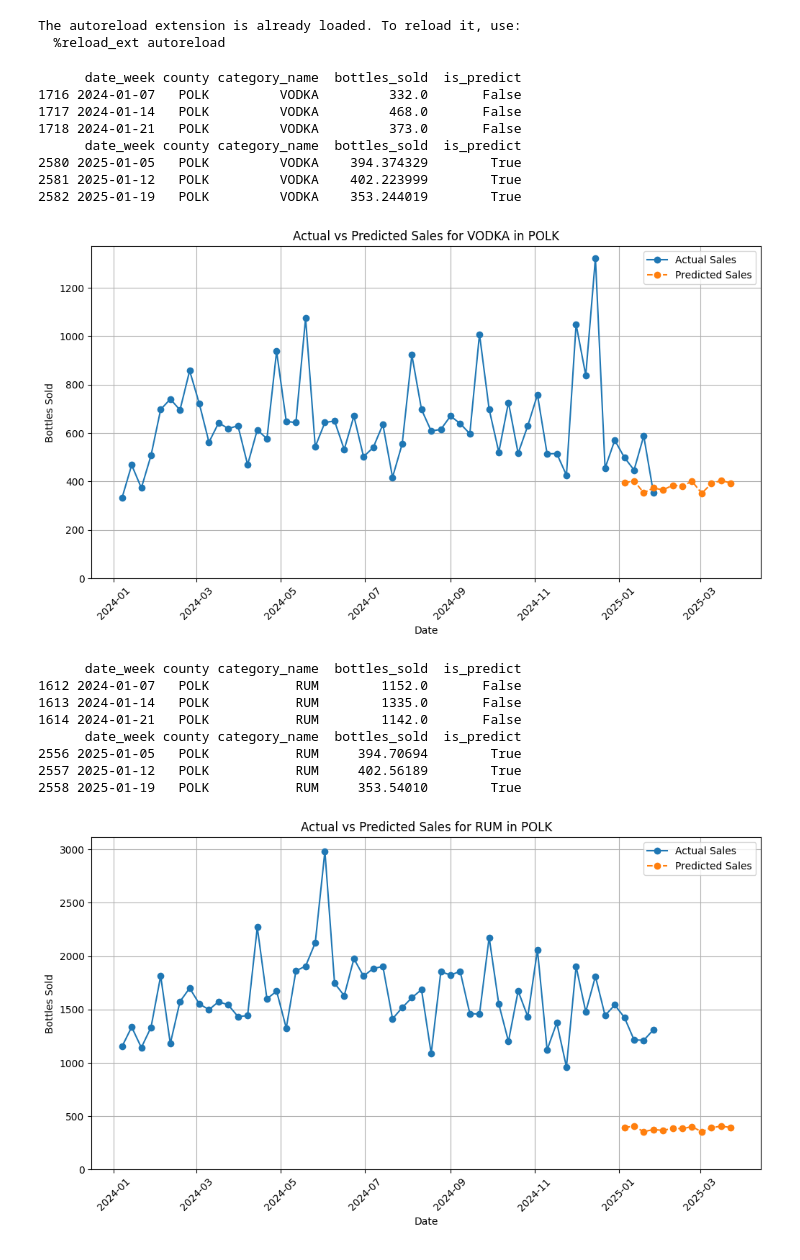
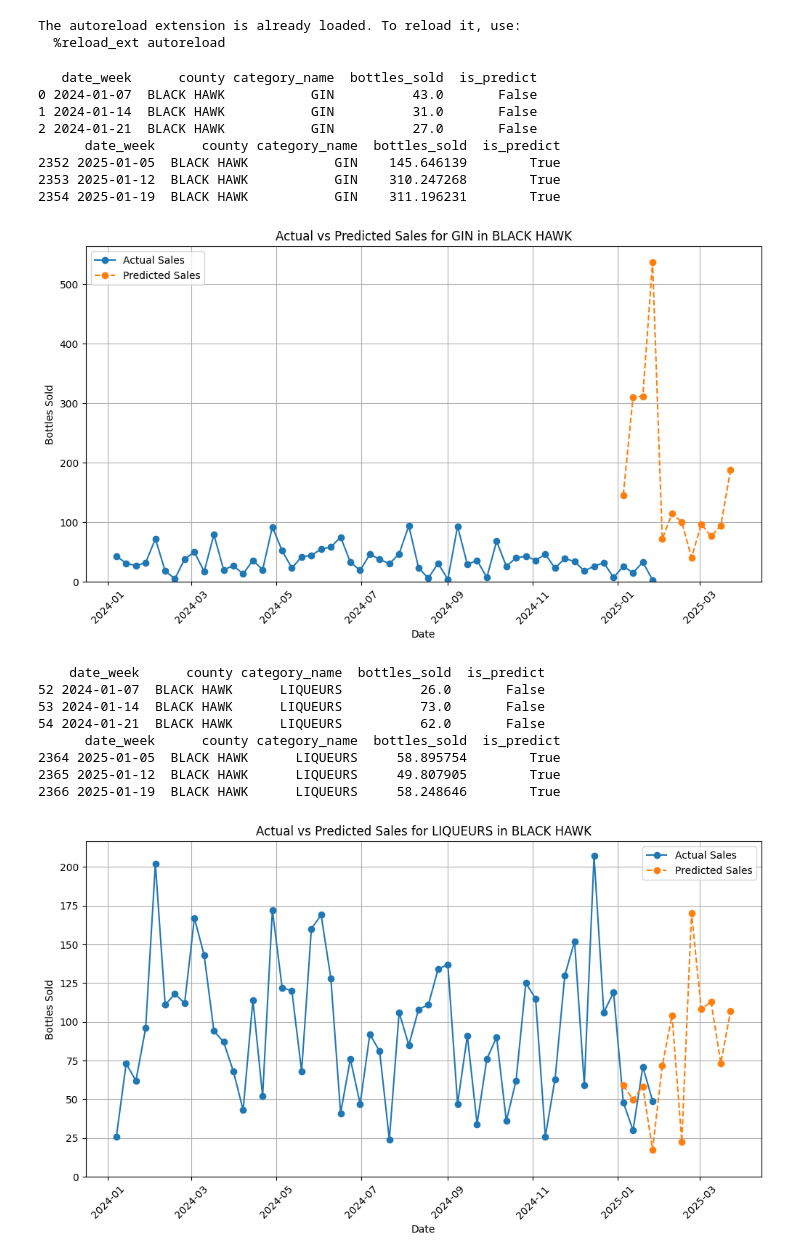
Before and after one commit to hilinski/liquor_demand_forecasting, a Jupyter notebook: notebooks/plot.ipynb, the cells around one changed output. Saved outputs shown, nothing was run; the diff lists cells and outputs as text; code cells hidden in the pictures.

Commit message:
Changes in every part to test training several models for each county and category

```diff
--- a/notebooks/plot.ipynb
+++ b/notebooks/plot.ipynb
@@ -54,27 +54,27 @@ def plot_actual_vs_predicted(df, county, category_name):
     plt.xticks(rotation=45)
     plt.show()
 # %%
-plot_actual_vs_predicted(data, 'POLK', 'VODKA')
+plot_actual_vs_predicted(data, 'BLACK HAWK', 'GIN')
 # %% [output]
-      date_week county category_name  bottles_sold  is_predict
-1716 2024-01-07   POLK         VODKA         332.0       False
-1717 2024-01-14   POLK         VODKA         468.0       False
-1718 2024-01-21   POLK         VODKA         373.0       False
-      date_week county category_name  bottles_sold  is_predict
-2580 2025-01-05   POLK         VODKA    394.374329        True
-2581 2025-01-12   POLK         VODKA    402.223999        True
-2582 2025-01-19   POLK         VODKA    353.244019        True
+   date_week      county category_name  bottles_sold  is_predict
+0 2024-01-07  BLACK HAWK           GIN          43.0       False
+1 2024-01-14  BLACK HAWK           GIN          31.0       False
+2 2024-01-21  BLACK HAWK           GIN          27.0       False
+      date_week      county category_name  bottles_sold  is_predict
+2352 2025-01-05  BLACK HAWK           GIN    145.646139        True
+2353 2025-01-12  BLACK HAWK           GIN    310.247268        True
+2354 2025-01-19  BLACK HAWK           GIN    311.196231        True
-[figure, old version]
+[figure, new version]
 # %%
-plot_actual_vs_predicted(data, 'POLK', 'RUM')
+plot_actual_vs_predicted(data, 'BLACK HAWK', 'LIQUEURS')
 # %% [output]
-      date_week county category_name  bottles_sold  is_predict
-1612 2024-01-07   POLK           RUM        1152.0       False
-1613 2024-01-14   POLK           RUM        1335.0       False
-1614 2024-01-21   POLK           RUM        1142.0       False
-      date_week county category_name  bottles_sold  is_predict
-2556 2025-01-05   POLK           RUM     394.70694        True
-2557 2025-01-12   POLK           RUM     402.56189        True
-2558 2025-01-19   POLK           RUM     353.54010        True
+    date_week      county category_name  bottles_sold  is_predict
+52 2024-01-07  BLACK HAWK      LIQUEURS          26.0       False
+53 2024-01-14  BLACK HAWK      LIQUEURS          73.0       False
+54 2024-01-21  BLACK HAWK      LIQUEURS          62.0       False
+      date_week      county category_name  bottles_sold  is_predict
+2364 2025-01-05  BLACK HAWK      LIQUEURS     58.895754        True
+2365 2025-01-12  BLACK HAWK      LIQUEURS     49.807905        True
+2366 2025-01-19  BLACK HAWK      LIQUEURS     58.248646        True
-[figure, old version]
+[figure, new version]
 # %%
```
Also changed, not shown: parts of 3 cells of this notebook, 6 other files.
